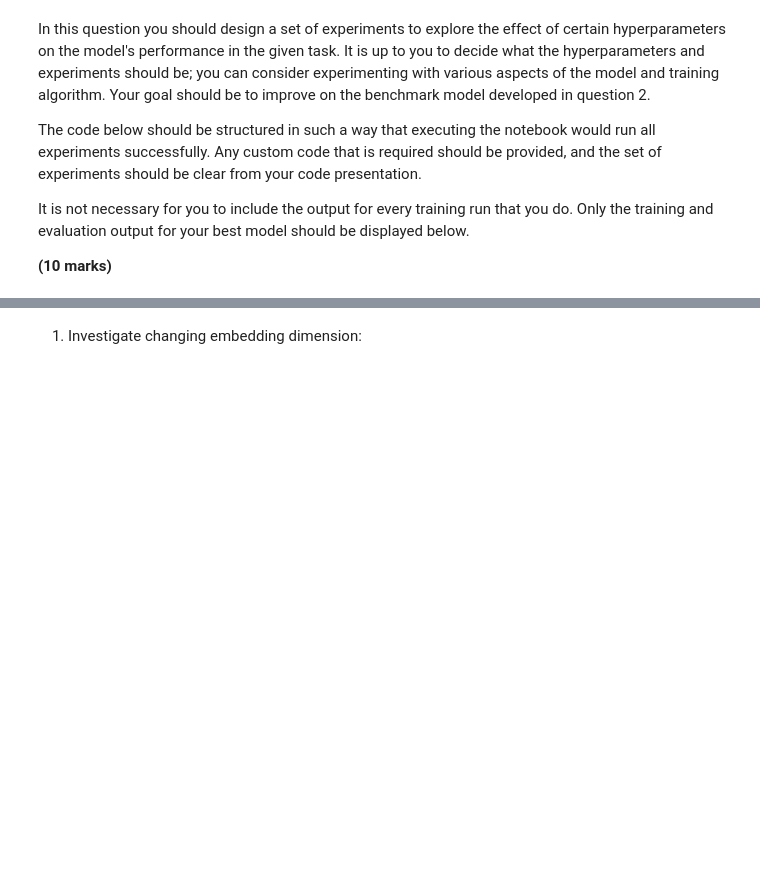
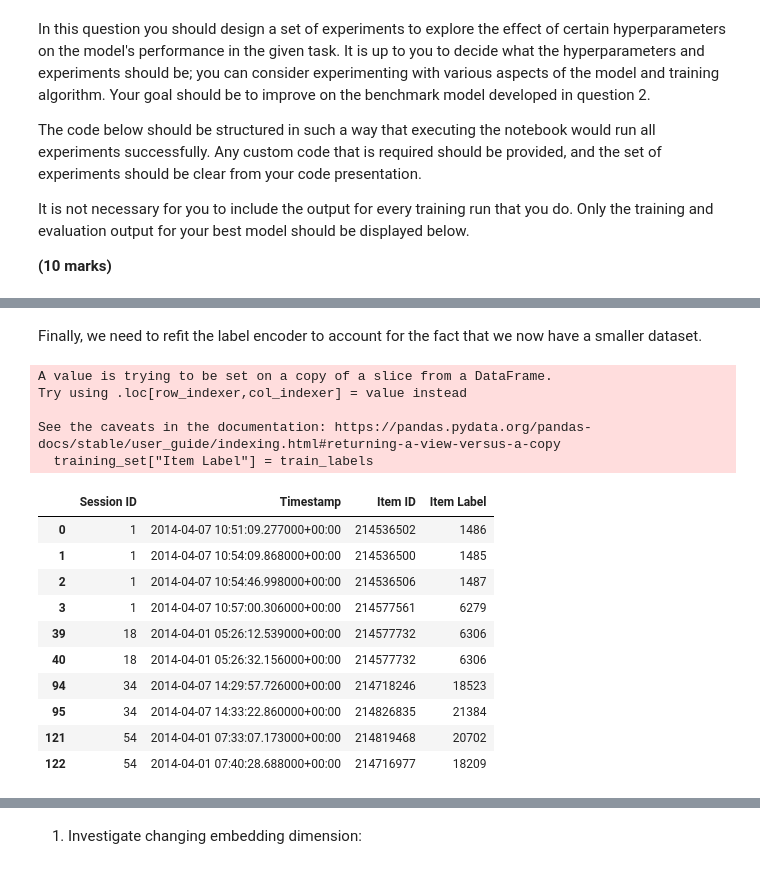
Before and after one commit to Gautam-Chauhan/deep_learning_cw1, a Jupyter notebook: cw1_02200568.ipynb, the cells around one changed output, grey strips where cells are left out. Saved outputs shown, nothing was run; the diff lists cells and outputs as text; code cells hidden in the pictures; blank space fills up the shorter version.

```diff
--- a/cw1_02200568.ipynb
+++ b/cw1_02200568.ipynb
@@ -696,0 +706,4 @@ Repeatedly training the model on the full training set would be too time consumi
+# %%
+session_ids = training_set["Session ID"].unique()
+sample_of_ids = [session_ids[10*i] for i in range(int(len(session_ids)/10))]
+training_set_small = training_set[training_set["Session ID"].isin(sample_of_ids)]
@@ -696,0 +714,22 @@ Repeatedly training the model on the full training set would be too time consumi
+# %%
+# Get the cutoff point beyond which sessions should be placed in the test set
+times = training_set_small["Timestamp"]
+cutoff = times.max() - pd.Timedelta(days=2)
+
+validation_set = training_set_small
+training_set = training_set_small
+
+# Get the max time for each unique session id
+max_df = validation_set.groupby(["Session ID"])["Timestamp"].max()
+
+# Get the sessions with last click events after the cutoff (test set)
+times_above_cutoff = max_df[max_df > cutoff]
+validation_indices = times_above_cutoff.index.tolist()
+
+# Get the sessions with last click events before the cutoff (train set)
+times_below_cutoff = max_df[max_df <= cutoff]
+train_indices = times_below_cutoff.index.tolist()
+
+# Construct the test and train sets from these indices
+validation_set = training_set_small[training_set_small["Session ID"].isin(validation_indices)]
+training_set = training_set_small[training_set_small["Session ID"].isin(train_indices)]
@@ -696,0 +801,31 @@ Repeatedly training the model on the full training set would be too time consumi
+# %% [markdown]
+Finally, we need to refit the label encoder to account for the fact that we now have a smaller dataset.
+# %%
+le = LabelEncoder()
+# Fit the label encoder to the training set because the item ids in the test set are a subset
+le.fit(training_set["Item ID"])
+train_labels = le.transform(training_set["Item ID"])+1
+validation_labels = le.transform(validation_set["Item ID"])+1
+# Replace the training and validation labels
+training_set["Item Label"] = train_labels
+validation_set["Item Label"] = validation_labels
+# %% [output]
+A value is trying to be set on a copy of a slice from a DataFrame.
+Try using .loc[row_indexer,col_indexer] = value instead
+
+See the caveats in the documentation: https://pandas.pydata.org/pandas-docs/stable/user_guide/indexing.html#returning-a-view-versus-a-copy
+  training_set["Item Label"] = train_labels
+# %%
+training_set.head(10)
+# %% [output]
+|  | Session ID | Timestamp | Item ID | Item Label |
+| 0 | 1 | 2014-04-07 10:51:09.277000+00:00 | 214536502 | 1486 |
+| 1 | 1 | 2014-04-07 10:54:09.868000+00:00 | 214536500 | 1485 |
+| 2 | 1 | 2014-04-07 10:54:46.998000+00:00 | 214536506 | 1487 |
+| 3 | 1 | 2014-04-07 10:57:00.306000+00:00 | 214577561 | 6279 |
+| 39 | 18 | 2014-04-01 05:26:12.539000+00:00 | 214577732 | 6306 |
+| 40 | 18 | 2014-04-01 05:26:32.156000+00:00 | 214577732 | 6306 |
+| 94 | 34 | 2014-04-07 14:29:57.726000+00:00 | 214718246 | 18523 |
+| 95 | 34 | 2014-04-07 14:33:22.860000+00:00 | 214826835 | 21384 |
+| 121 | 54 | 2014-04-01 07:33:07.173000+00:00 | 214819468 | 20702 |
+| 122 | 54 | 2014-04-01 07:40:28.688000+00:00 | 214716977 | 18209 |
```
Also changed, not shown: parts of 27 cells of this notebook.
